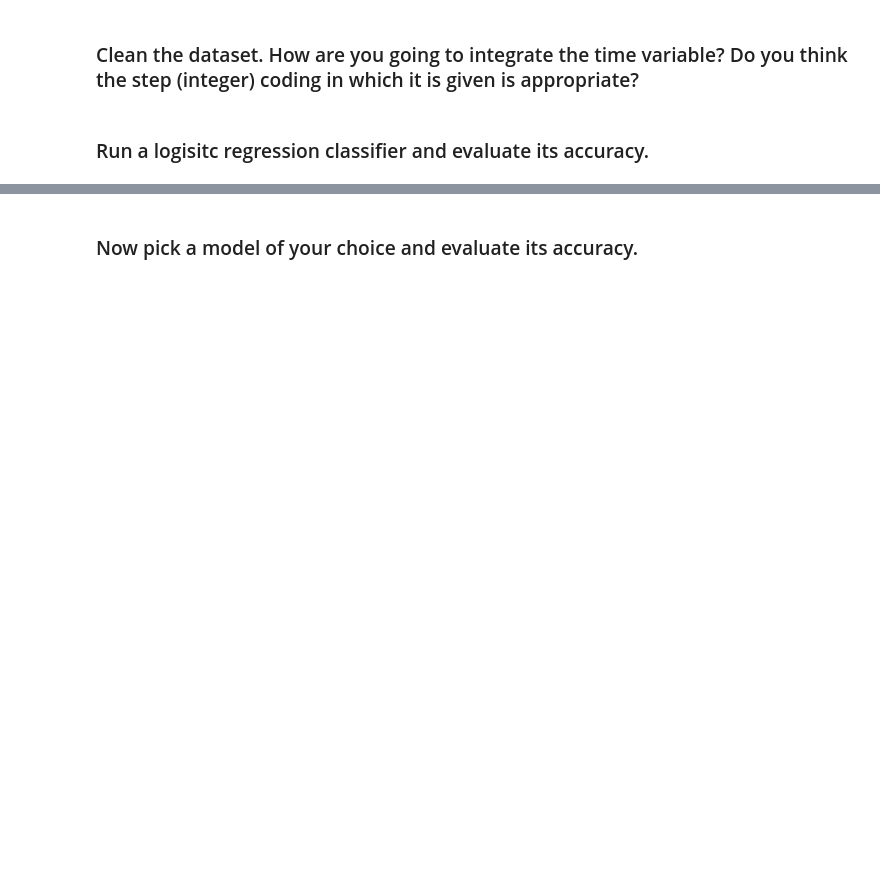
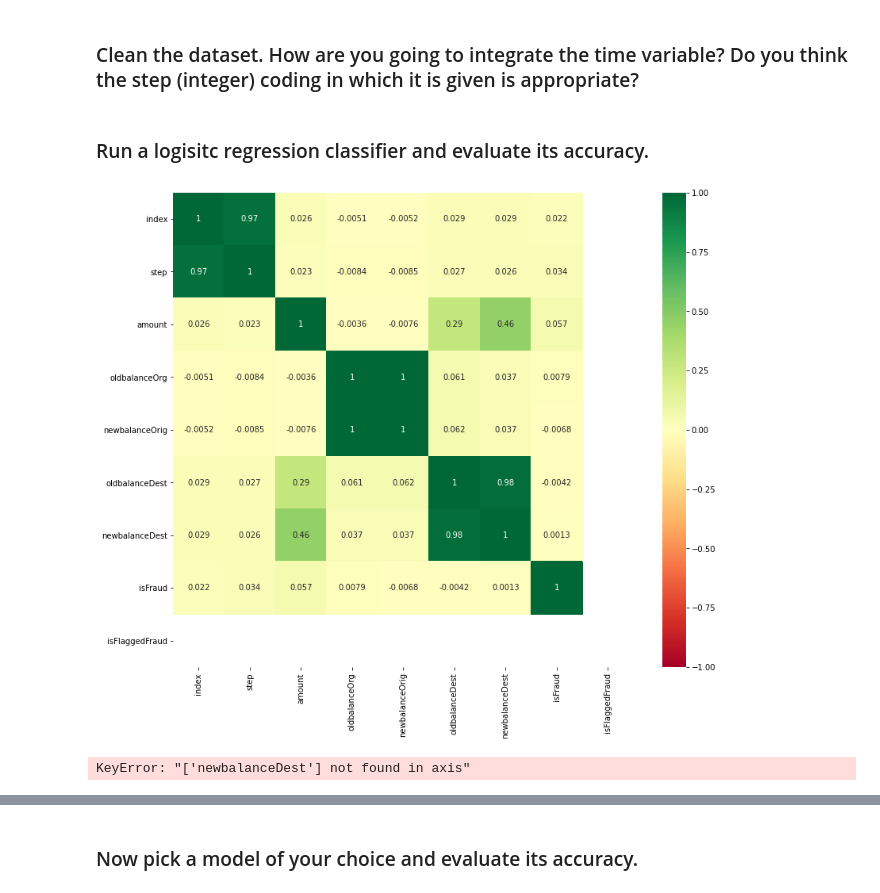
Before and after one commit to ta-data-lis/lab-imbalance, a Jupyter notebook: your-code/lab_imbalance.ipynb, the cells around one changed output, grey strips where cells are left out. Drawn from its saved outputs; the diff is of its cells as text; code cells hidden in the pictures; blank space fills up the shorter version.

```diff
--- a/your-code/lab_imbalance.ipynb
+++ b/your-code/lab_imbalance.ipynb
@@ -13,0 +16,6 @@ Like we disussed in class, when we have noisy data, if we are not careful, we ca
+# %%
+data = pd.read_csv('PS_20174392719_1491204439457_log.csv')
+# %%
+data_sample = data.sample(n=100000)
+# %%
+data_sample.reset_index(inplace=True)
@@ -25,0 +73,9 @@ Like we disussed in class, when we have noisy data, if we are not careful, we ca
+# %%
+# Your code here
+import matplotlib.pyplot as plt
+
+corr=data_sample.corr()
+fig, ax = plt.subplots(figsize = (13,11))
+sns.heatmap(corr, cmap = plt.cm.RdYlGn, ax = ax, vmin = -1, vmax = 1, annot=True);
+# %% [output]
+[figure, added]
@@ -25,0 +84,4 @@ Like we disussed in class, when we have noisy data, if we are not careful, we ca
+# %%
+data_sample.drop('newbalanceDest',axis=1,inplace=True)
+# %% [output]
+KeyError: "['newbalanceDest'] not found in axis"
```
Also changed, not shown: parts of 39 cells of this notebook.
